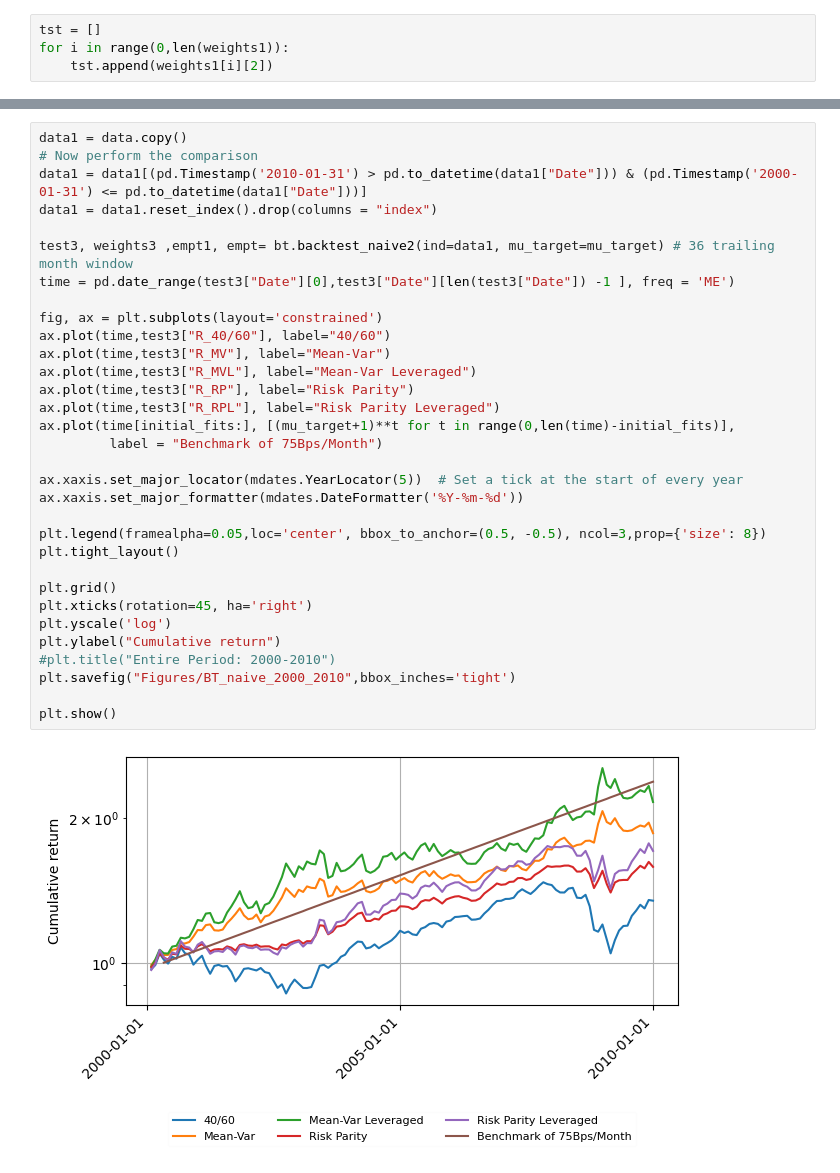
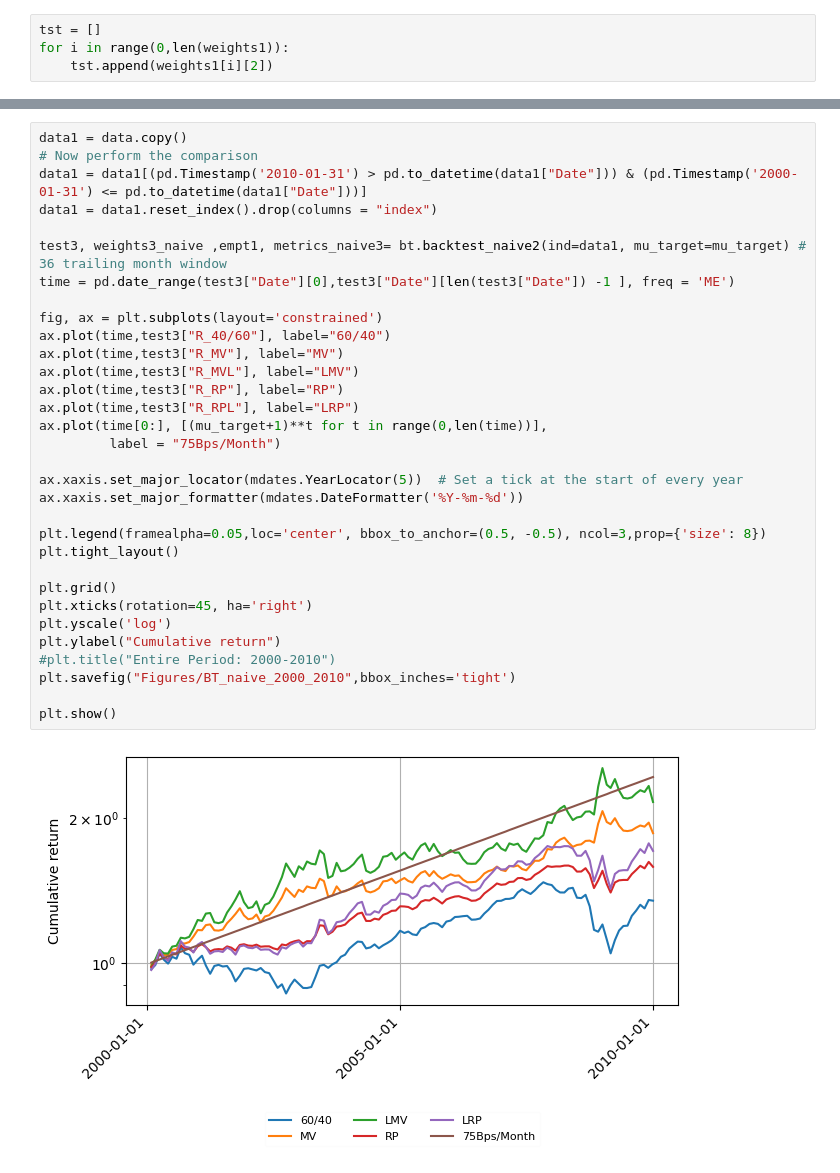
Before and after one commit to andreas-eklundh/Asset_allocation, a Jupyter notebook: Task_1.ipynb, the cells around one changed output, grey strips where cells are left out. Drawn from its saved outputs; the diff is of its cells as text.

Commit message:
Figures etc.

```diff
--- a/Task_1.ipynb
+++ b/Task_1.ipynb
@@ -547,34 +571,34 @@ plt.show()
 # %%
 data1 = data.copy()
 # Now perform the comparison
 data1 = data1[(pd.Timestamp('2010-01-31') > pd.to_datetime(data1["Date"])) & (pd.Timestamp('2000-01-31') <= pd.to_datetime(data1["Date"]))]
 data1 = data1.reset_index().drop(columns = "index")
 
-test3, weights3 ,empt1, empt= bt.backtest_naive2(ind=data1, mu_target=mu_target) # 36 trailing month window
+test3, weights3_naive ,empt1, metrics_naive3= bt.backtest_naive2(ind=data1, mu_target=mu_target) # 36 trailing month window
 time = pd.date_range(test3["Date"][0],test3["Date"][len(test3["Date"]) -1 ], freq = 'ME')
 
 fig, ax = plt.subplots(layout='constrained')
-ax.plot(time,test3["R_40/60"], label="40/60")
-ax.plot(time,test3["R_MV"], label="Mean-Var")
-ax.plot(time,test3["R_MVL"], label="Mean-Var Leveraged")
-ax.plot(time,test3["R_RP"], label="Risk Parity")
-ax.plot(time,test3["R_RPL"], label="Risk Parity Leveraged")
-ax.plot(time[initial_fits:], [(mu_target+1)**t for t in range(0,len(time)-initial_fits)],
-         label = "Benchmark of 75Bps/Month")
+ax.plot(time,test3["R_40/60"], label="60/40")
+ax.plot(time,test3["R_MV"], label="MV")
+ax.plot(time,test3["R_MVL"], label="LMV")
+ax.plot(time,test3["R_RP"], label="RP")
+ax.plot(time,test3["R_RPL"], label="LRP")
+ax.plot(time[0:], [(mu_target+1)**t for t in range(0,len(time))],
+         label = "75Bps/Month")
 
 ax.xaxis.set_major_locator(mdates.YearLocator(5))  # Set a tick at the start of every year
 ax.xaxis.set_major_formatter(mdates.DateFormatter('%Y-%m-%d'))
 
 plt.legend(framealpha=0.05,loc='center', bbox_to_anchor=(0.5, -0.5), ncol=3,prop={'size': 8})
 plt.tight_layout()
 
 plt.grid()
 plt.xticks(rotation=45, ha='right')
 plt.yscale('log')
 plt.ylabel("Cumulative return")
 #plt.title("Entire Period: 2000-2010")
 plt.savefig("Figures/BT_naive_2000_2010",bbox_inches='tight')
 
 plt.show()
 # %% [output]
-[figure, old version]
+[figure, new version]
```
Also changed, not shown: parts of 13 cells of this notebook, 6 other files.
